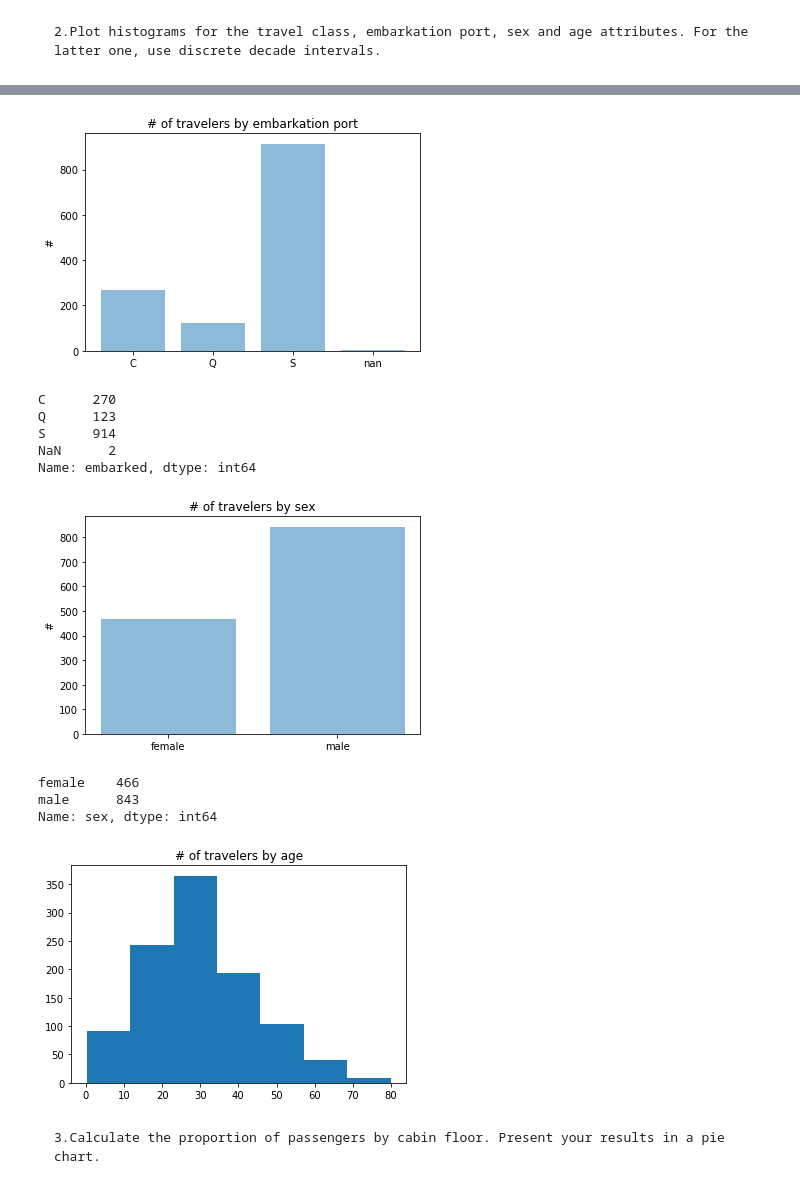
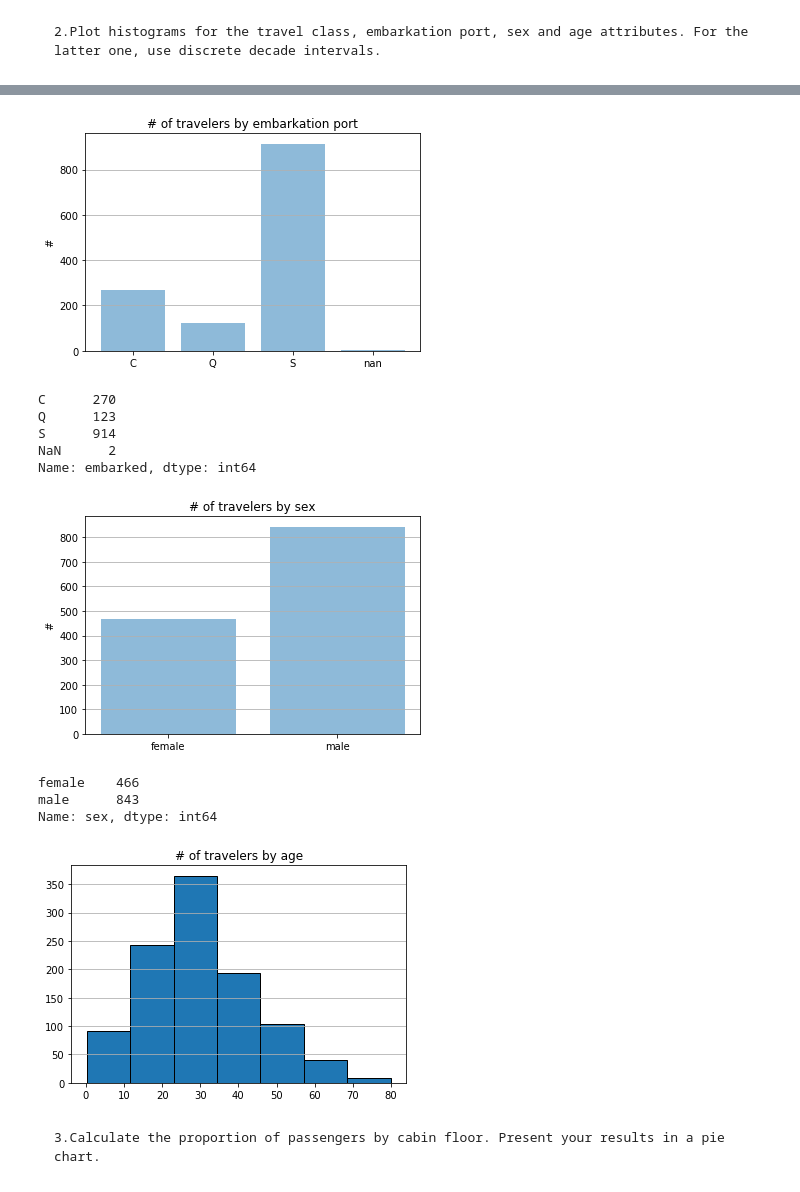
Before and after one commit to khalidomari/ADA2017, a Jupyter notebook: 01 - Pandas and Data Wrangling/Homework 1_Khalid.ipynb, the cells around one changed output, grey strips where cells are left out. Cells and saved outputs as stored; diff of their text form; code cells hidden in the pictures.

```diff
--- a/01 - Pandas and Data Wrangling/Homework 1_Khalid.ipynb
+++ b/01 - Pandas and Data Wrangling/Homework 1_Khalid.ipynb
@@ -293,11 +294,12 @@ plt.bar(y_pos, values, align='center', alpha=0.5)
 plt.xticks(y_pos, emb_port)
 plt.ylabel('#')
 plt.title('# of travelers by embarkation port')
+plt.grid(axis='y')
 plt.show()
 
 values
 # %% [output]
-[figure, old version]
+[figure, new version]
 C      270
 Q      123
 S      914
@@ -315,24 +317,26 @@ plt.bar(y_pos, values, align='center', alpha=0.5)
 plt.xticks(y_pos, sex)
 plt.ylabel('#')
 plt.title('# of travelers by sex')
+plt.grid(axis='y')
 plt.show()
 
 values
 # %% [output]
-[figure, old version]
+[figure, new version]
 female    466
 male      843
 Name: sex, dtype: int64
 # %%
 #Age (Using descrrete decade intervals)
 ages = titanic['age'].dropna().values
 min_age = min(ages)
 max_age = max(ages)
-plt.hist(ages, bins = int((max_age-min_age)/10))
+plt.hist(ages, bins = int((max_age-min_age)/10), edgecolor='black')
 plt.title('# of travelers by age')
+plt.grid(axis='y')
 plt.show()
 # %% [output]
-[figure, old version]
+[figure, new version]
 # %% [markdown]
     3.Calculate the proportion of passengers by cabin floor. Present your results in a pie chart.
 # %%
```
Also changed, not shown: parts of 2 cells of this notebook.
